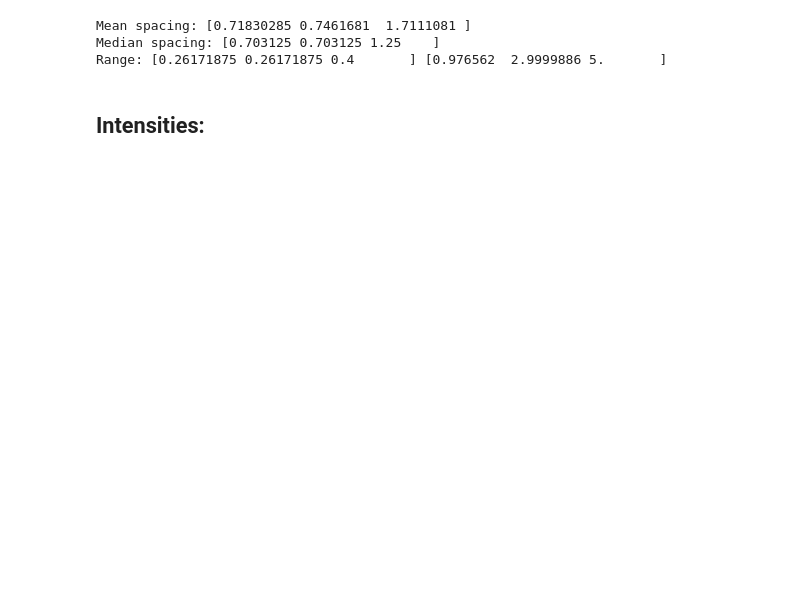
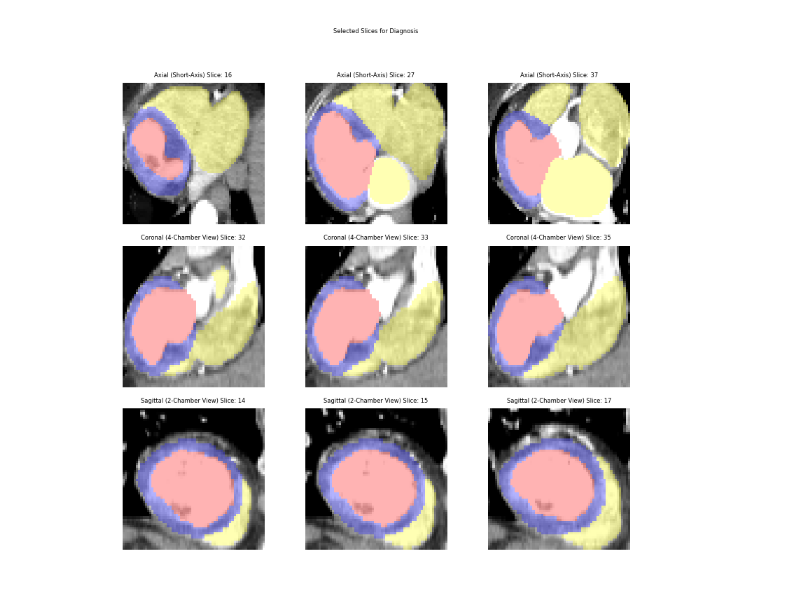
Before and after one commit to AbbaraS/MScDissertation, a Jupyter notebook: Suleima/analysis.ipynb, the cells around one changed output. Saved outputs shown, nothing was run; the diff lists cells and outputs as text; code cells hidden in the pictures; blank space fills up the shorter version.

Commit message:
resampled, selected slices

```diff
--- a/Suleima/analysis.ipynb
+++ b/Suleima/analysis.ipynb
@@ -83,27 +23,30 @@ binary_mask = ((lv + rv + la + ra + myo) > 0).astype(np.uint8)
-# %%
-root_dir = Path("data/cases")
-stats_list = []
-
-loop=0
-cases = os.listdir(root_dir)
-
-spacings = []
-for caseID in cases:
-	if caseID.startswith('.'):
-		continue
-	#print(f"Processing {caseID}")
-	case = Case(caseID)
-	ct = case.croppedCT
-	if ct is None:
-		continue
-	spacings.append(ct.spacing)  # tuple (sx, sy, sz)
-spacings = np.array(spacings)
-print("Mean spacing:", spacings.mean(axis=0))
-print("Median spacing:", np.median(spacings, axis=0))
-print("Range:", spacings.min(axis=0), spacings.max(axis=0))
-# %% [output]
-Mean spacing: [0.71830285 0.7461681  1.7111081 ]
-Median spacing: [0.703125 0.703125 1.25    ]
-Range: [0.26171875 0.26171875 0.4       ] [0.976562  2.9999886 5.       ]
-# %% [markdown]
-## Intensities:
+# %%
+dataset = DATASET
+index = INDEX
+itm1 = index.get("TTS_JD_48020_100F")
+volumes1 = get_vols(itm1)
+#ui = scrollable_planes(volumes1["image"], volumes1["mask"])
+#display(ui)
+# %%
+
+'''
+img = volumes1["image"]
+A1 = img[:, :, :, d_base]
+A2 = img[:, :, :, d_mid]
+A3 = img[:, :, :, d_apical]
+C1 = img[:, :, w_optimal-1:, :]
+C2 = img[:, :, w_optimal, :]
+C3 = img[:, :, w_optimal+2, :]
+S1= img[:, h_optimal-1, :, :]
+S2 = img[:, h_optimal, :, :]
+S3 = img[:, h_optimal+2, :, :]
+	d_base = d_min + int(0.2 * (d_max - d_min))
+	d_mid = (d_min + d_max) // 2
+	d_apical = d_min + int(0.8 * (d_max - d_min))
+'''
+
+
+slices = select_slices(volumes1)
+display_selected_slices(volumes1, slices)
+# %% [output]
+[figure, added]
```
Also changed, not shown: parts of 4 cells of this notebook, 8 other files.
